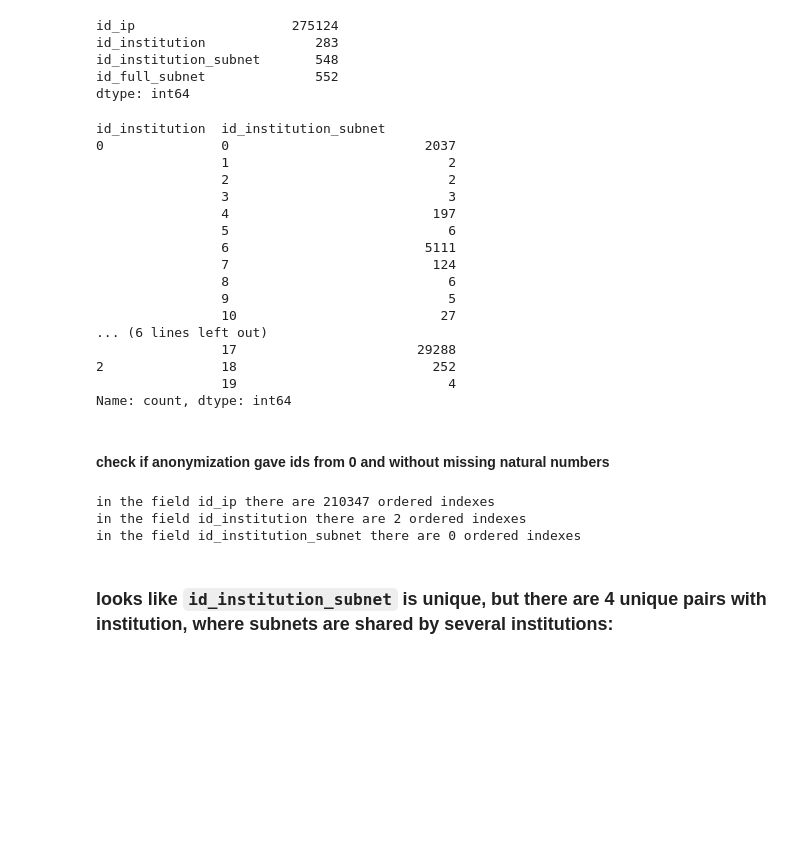
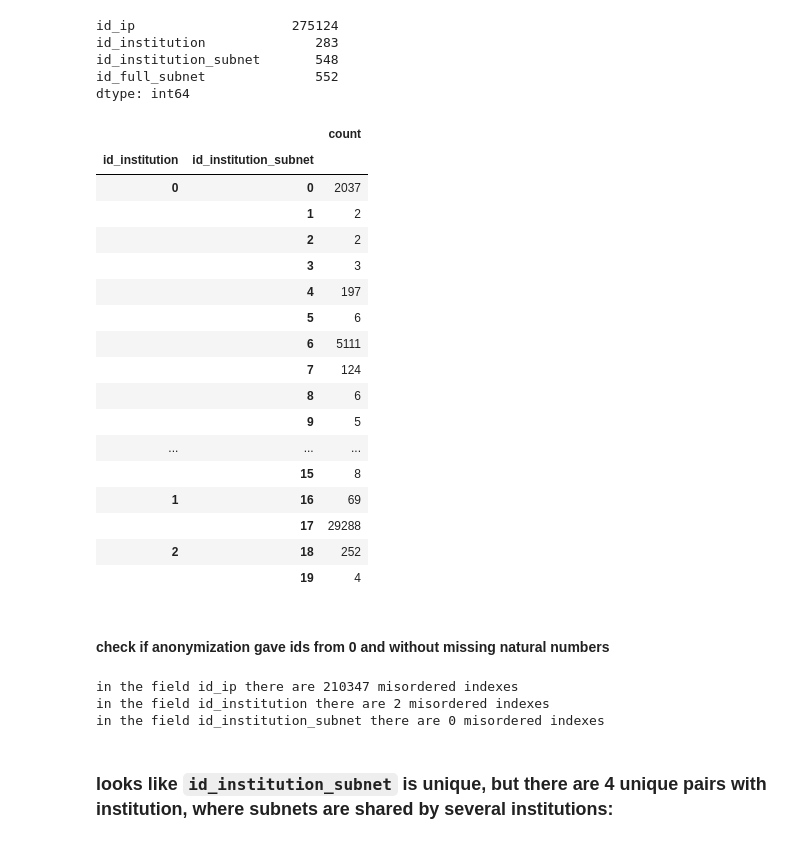
Before and after one commit to SanSanychSeva/OTUS_ML_Adv_GradProj_SaintSanych_v1, a Jupyter notebook: notebooks/first_look_at_data.ipynb, the cells around one changed output. Cells and saved outputs as stored; diff of their text form; code cells hidden in the pictures; blank space fills up the shorter version.

```diff
--- a/notebooks/first_look_at_data.ipynb
+++ b/notebooks/first_look_at_data.ipynb
@@ -44,25 +45,26 @@ id_institution_subnet       548
 id_full_subnet              552
 dtype: int64
 # %%
-ids_rel_df[['id_institution', 'id_institution_subnet']].value_counts(dropna=False).sort_index().head(20)
+pd.DataFrame(ids_rel_df[['id_institution', 'id_institution_subnet']].value_counts(dropna=False).sort_index().head(20))
 # %% [output]
-id_institution  id_institution_subnet
-0               0                         2037
-                1                            2
-                2                            2
-                3                            3
-                4                          197
-                5                            6
-                6                         5111
-                7                          124
-                8                            6
-                9                            5
-                10                          27
-... (6 lines left out)
-                17                       29288
-2               18                         252
-                19                           4
-Name: count, dtype: int64
+|  |  | count |
+| id_institution | id_institution_subnet |  |
+| 0 | 0 | 2037 |
+|  | 1 | 2 |
+|  | 2 | 2 |
+|  | 3 | 3 |
+|  | 4 | 197 |
+|  | 5 | 6 |
+|  | 6 | 5111 |
+|  | 7 | 124 |
+|  | 8 | 6 |
+|  | 9 | 5 |
+| ... | ... | ... |
+|  | 15 | 8 |
+| 1 | 16 | 69 |
+|  | 17 | 29288 |
+| 2 | 18 | 252 |
+|  | 19 | 4 |
 # %% [markdown]
 #### check if anonymization gave ids from 0 and without missing natural numbers
 # %%
@@ -76,11 +78,11 @@ for fld in ids_rel_df.columns[:3]:
             missing_ids_dict[fld].append(idx)
 
 for fld in missing_ids_dict.keys():
-    print('in the field', fld, 'there are', len(missing_ids_dict[fld]), 'ordered indexes')
+    print('in the field', fld, 'there are', len(missing_ids_dict[fld]), 'misordered indexes')
 # %% [output]
-in the field id_ip there are 210347 ordered indexes
-in the field id_institution there are 2 ordered indexes
-in the field id_institution_subnet there are 0 ordered indexes
+in the field id_ip there are 210347 misordered indexes
+in the field id_institution there are 2 misordered indexes
+in the field id_institution_subnet there are 0 misordered indexes
 # %% [markdown]
 ### looks like `id_institution_subnet` is unique, but there are 4 unique pairs with institution, where subnets are shared by several institutions:
 # %%
```
Also changed, not shown: parts of 23 cells of this notebook.
